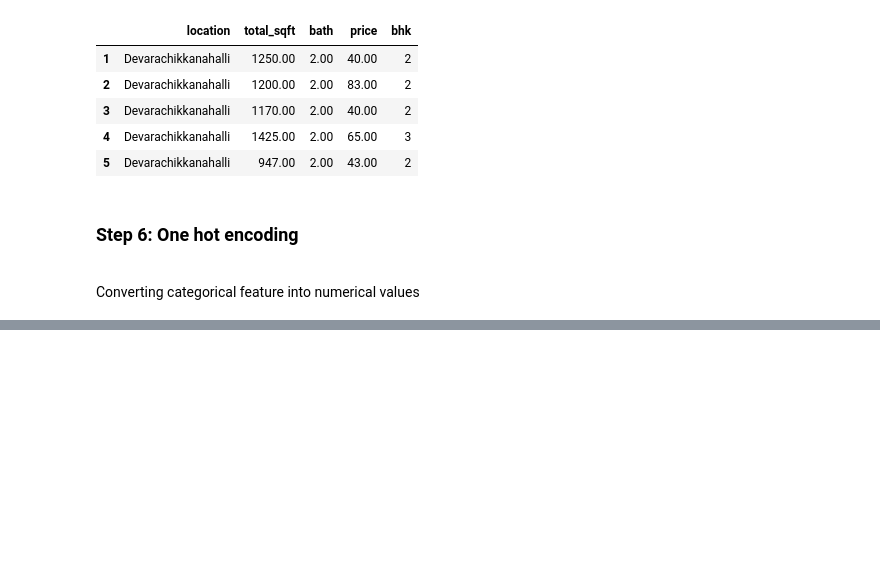
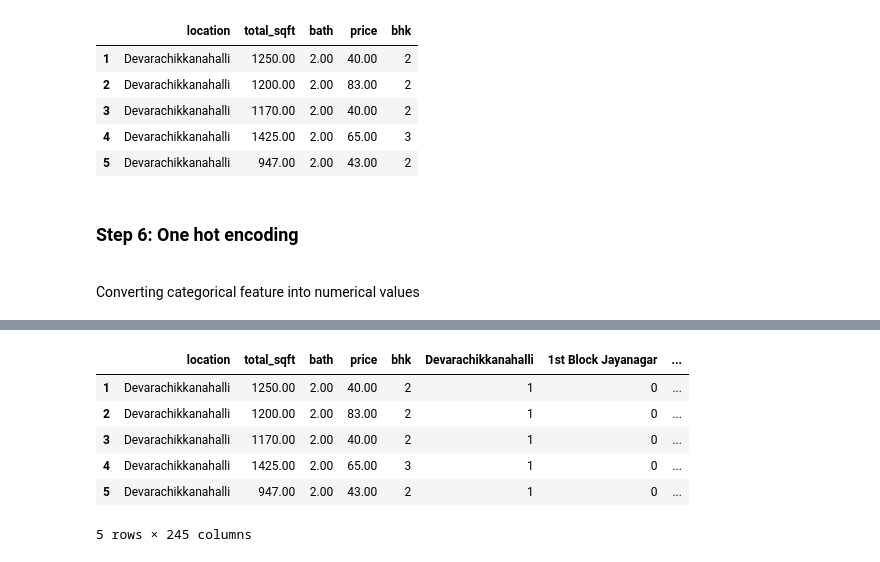
Before and after one commit to NaikMegha/Bengalore-Home-Price-Prediction-using-ML, a Jupyter notebook: home_price_prediction.ipynb, the cells around one changed output, grey strips where cells are left out. Saved outputs shown, nothing was run; the diff lists cells and outputs as text; code cells hidden in the pictures; blank space fills up the shorter version.

```diff
--- a/home_price_prediction.ipynb
+++ b/home_price_prediction.ipynb
@@ -400,3 +418,6 @@ df9.head()
 <h3> Step 6: One hot encoding</h3>
 <br>
 Converting  categorical feature into numerical values
+# %%
+dummies = pd.get_dummies(df9.location)
+dummies.head(3)
@@ -402,0 +430,11 @@ Converting  categorical feature into numerical values
+# %%
+df10 = pd.concat([df9,dummies.drop('Others',axis='columns')],axis='columns')
+df10.head()
+# %% [output]
+|  | location | total_sqft | bath | price | bhk | Devarachikkanahalli | 1st Block Jayanagar | ... |
+| 1 | Devarachikkanahalli | 1250.00 | 2.00 | 40.00 | 2 | 1 | 0 | ... |
+| 2 | Devarachikkanahalli | 1200.00 | 2.00 | 83.00 | 2 | 1 | 0 | ... |
+| 3 | Devarachikkanahalli | 1170.00 | 2.00 | 40.00 | 2 | 1 | 0 | ... |
+| 4 | Devarachikkanahalli | 1425.00 | 2.00 | 65.00 | 3 | 1 | 0 | ... |
+| 5 | Devarachikkanahalli | 947.00 | 2.00 | 43.00 | 2 | 1 | 0 | ... |
+5 rows × 245 columns
```
Also changed, not shown: parts of 34 cells of this notebook.
